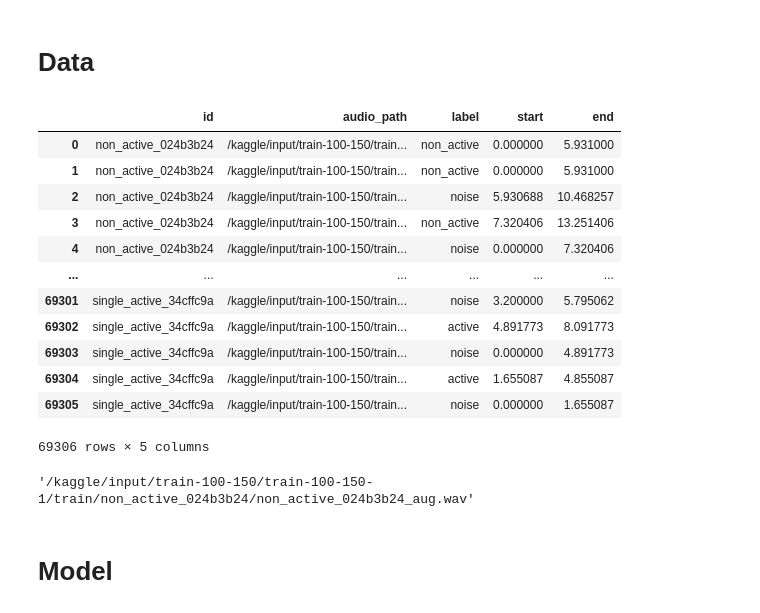
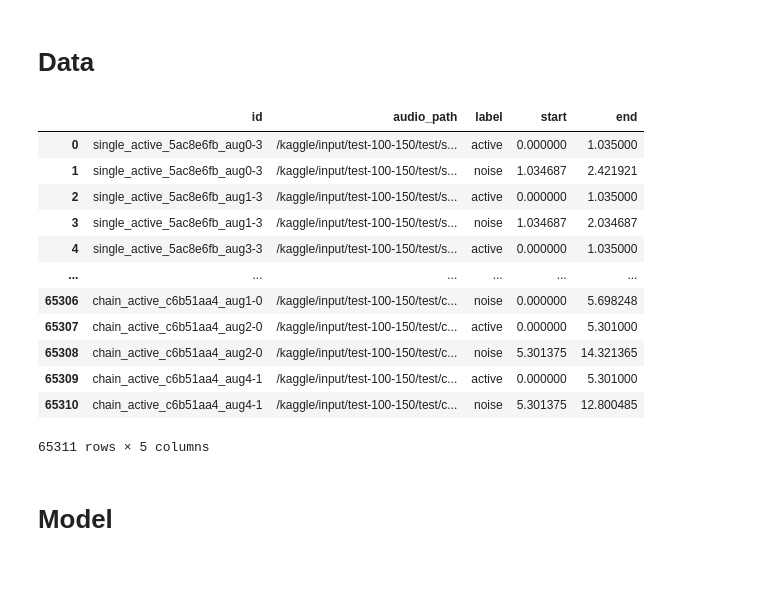
Before and after one commit to dungdt-infopstats/Device-Directed-Speech-Segmentation, a Jupyter notebook: src_prototype/DDSS_Model.ipynb, the cells around one changed output. Saved outputs shown, nothing was run; the diff lists cells and outputs as text; code cells hidden in the pictures; blank space fills up the shorter version.

```diff
--- a/src_prototype/DDSS_Model.ipynb
+++ b/src_prototype/DDSS_Model.ipynb
@@ -46,7 +46,6 @@ def collect_json_to_df(root_dir: str, flatten: bool = True) -> pd.DataFrame:
                 file_name = os.path.basename(json_path).split('.')[0]
 
                 audio_path = os.path.join(dirpath, file_name + ".wav")
-                break
                 # # audio nằm cùng chỗ, tên trùng với folder
                 # audio_path = os.path.join(dirpath, folder_name + "_aug" + ".wav")
 
@@ -92,26 +91,22 @@ def get_information(root_folder):
 # %%
 df_train = collect_json_to_df("/kaggle/input/train-100-150/train-100-150-1/train")
 df_test = collect_json_to_df("/kaggle/input/test-100-150/test")
-# %%
-df_train[df_train['audio_path'].str.endswith('_aug.wav')]
-# %% [output]
-|  | id | audio_path | label | start | end |
-| 0 | non_active_024b3b24 | /kaggle/input/train-100-150/train... | non_active | 0.000000 | 5.931000 |
-| 1 | non_active_024b3b24 | /kaggle/input/train-100-150/train... | non_active | 0.000000 | 5.931000 |
-| 2 | non_active_024b3b24 | /kaggle/input/train-100-150/train... | noise | 5.930688 | 10.468257 |
-| 3 | non_active_024b3b24 | /kaggle/input/train-100-150/train... | non_active | 7.320406 | 13.251406 |
-| 4 | non_active_024b3b24 | /kaggle/input/train-100-150/train... | noise | 0.000000 | 7.320406 |
-| ... | ... | ... | ... | ... | ... |
-| 69301 | single_active_34cffc9a | /kaggle/input/train-100-150/train... | noise | 3.200000 | 5.795062 |
-| 69302 | single_active_34cffc9a | /kaggle/input/train-100-150/train... | active | 4.891773 | 8.091773 |
-| 69303 | single_active_34cffc9a | /kaggle/input/train-100-150/train... | noise | 0.000000 | 4.891773 |
-| 69304 | single_active_34cffc9a | /kaggle/input/train-100-150/train... | active | 1.655087 | 4.855087 |
-| 69305 | single_active_34cffc9a | /kaggle/input/train-100-150/train... | noise | 0.000000 | 1.655087 |
-69306 rows × 5 columns
-# %%
-df_train['audio_path'][5]
-# %% [output]
-'/kaggle/input/train-100-150/train-100-150-1/train/non_active_024b3b24/non_active_024b3b24_aug.wav'
+# %%
+df_test
+# %% [output]
+|  | id | audio_path | label | start | end |
+| 0 | single_active_5ac8e6fb_aug0-3 | /kaggle/input/test-100-150/test/s... | active | 0.000000 | 1.035000 |
+| 1 | single_active_5ac8e6fb_aug0-3 | /kaggle/input/test-100-150/test/s... | noise | 1.034687 | 2.421921 |
+| 2 | single_active_5ac8e6fb_aug1-3 | /kaggle/input/test-100-150/test/s... | active | 0.000000 | 1.035000 |
+| 3 | single_active_5ac8e6fb_aug1-3 | /kaggle/input/test-100-150/test/s... | noise | 1.034687 | 2.034687 |
+| 4 | single_active_5ac8e6fb_aug3-3 | /kaggle/input/test-100-150/test/s... | active | 0.000000 | 1.035000 |
+| ... | ... | ... | ... | ... | ... |
+| 65306 | chain_active_c6b51aa4_aug1-0 | /kaggle/input/test-100-150/test/c... | noise | 0.000000 | 5.698248 |
+| 65307 | chain_active_c6b51aa4_aug2-0 | /kaggle/input/test-100-150/test/c... | active | 0.000000 | 5.301000 |
+| 65308 | chain_active_c6b51aa4_aug2-0 | /kaggle/input/test-100-150/test/c... | noise | 5.301375 | 14.321365 |
+| 65309 | chain_active_c6b51aa4_aug4-1 | /kaggle/input/test-100-150/test/c... | active | 0.000000 | 5.301000 |
+| 65310 | chain_active_c6b51aa4_aug4-1 | /kaggle/input/test-100-150/test/c... | noise | 5.301375 | 12.800485 |
+65311 rows × 5 columns
 # %%
 import torch
 from torch.utils.data import Dataset
```
Also changed, not shown: parts of 4 cells of this notebook.
